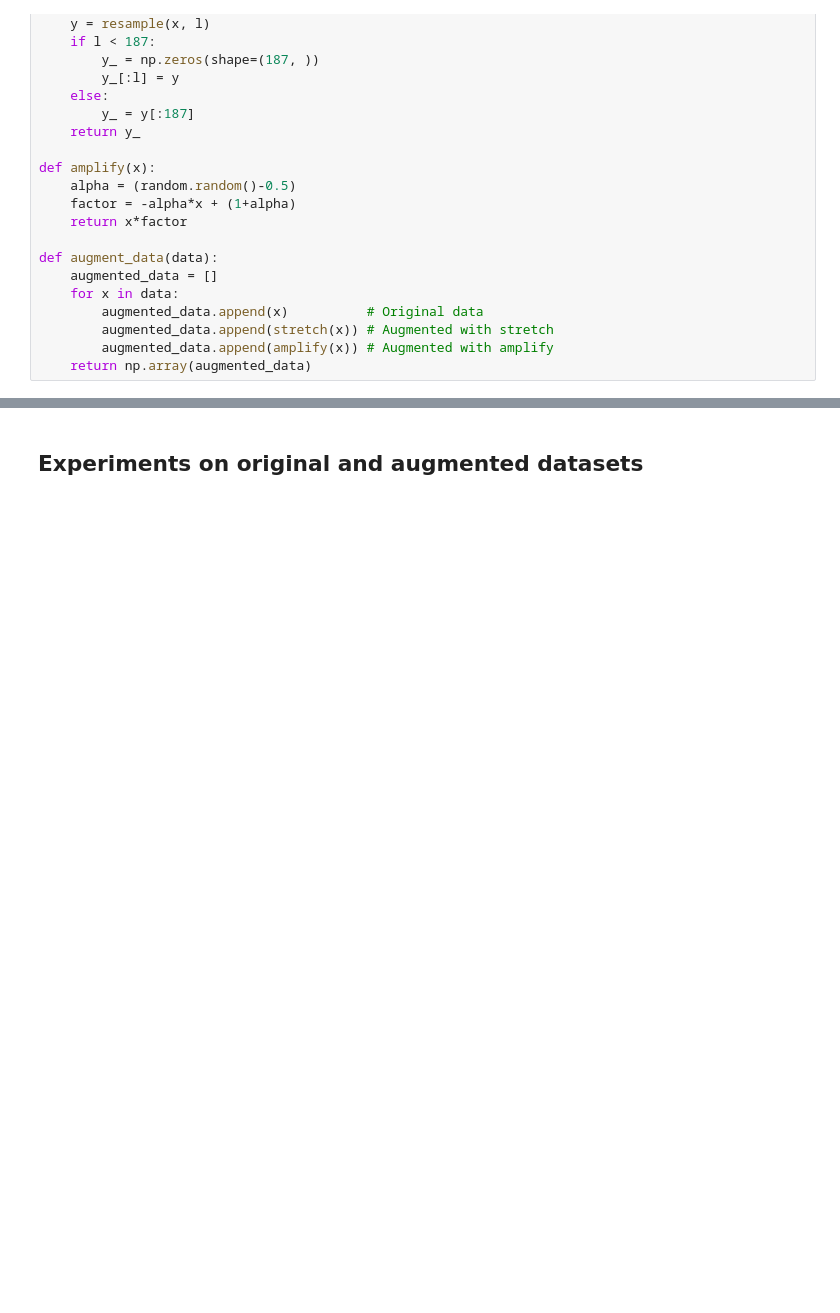
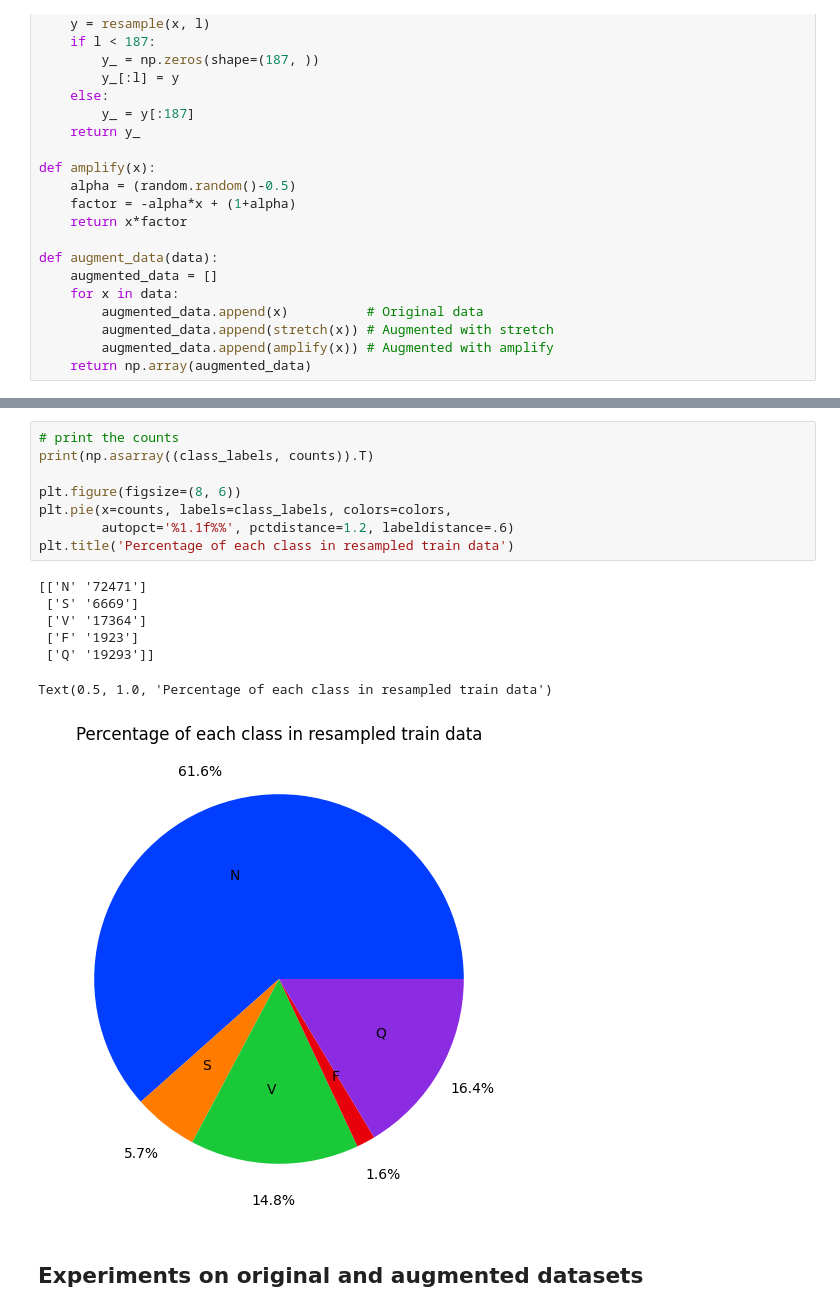
Before and after one commit to RandallCher/Neural-Networks-Project, a Jupyter notebook: data_augmentation.ipynb, the cells around one changed output, grey strips where cells are left out. Drawn from its saved outputs; the diff is of its cells as text; blank space fills up the shorter version.

```diff
--- a/data_augmentation.ipynb
+++ b/data_augmentation.ipynb
@@ -278,3 +358,19 @@ Class 4.0: 19293 samples
+# %%
+# print the counts
+print(np.asarray((class_labels, counts)).T)
+
+plt.figure(figsize=(8, 6))
+plt.pie(x=counts, labels=class_labels, colors=colors,
+        autopct='%1.1f%%', pctdistance=1.2, labeldistance=.6)
+plt.title('Percentage of each class in resampled train data')
+# %% [output]
+[['N' '72471']
+ ['S' '6669']
+ ['V' '17364']
+ ['F' '1923']
+ ['Q' '19293']]
+Text(0.5, 1.0, 'Percentage of each class in resampled train data')
+[figure, added]
 # %% [markdown]
 ## Experiments on original and augmented datasets
 # %% [markdown]
```
Also changed, not shown: parts of 17 cells of this notebook.
